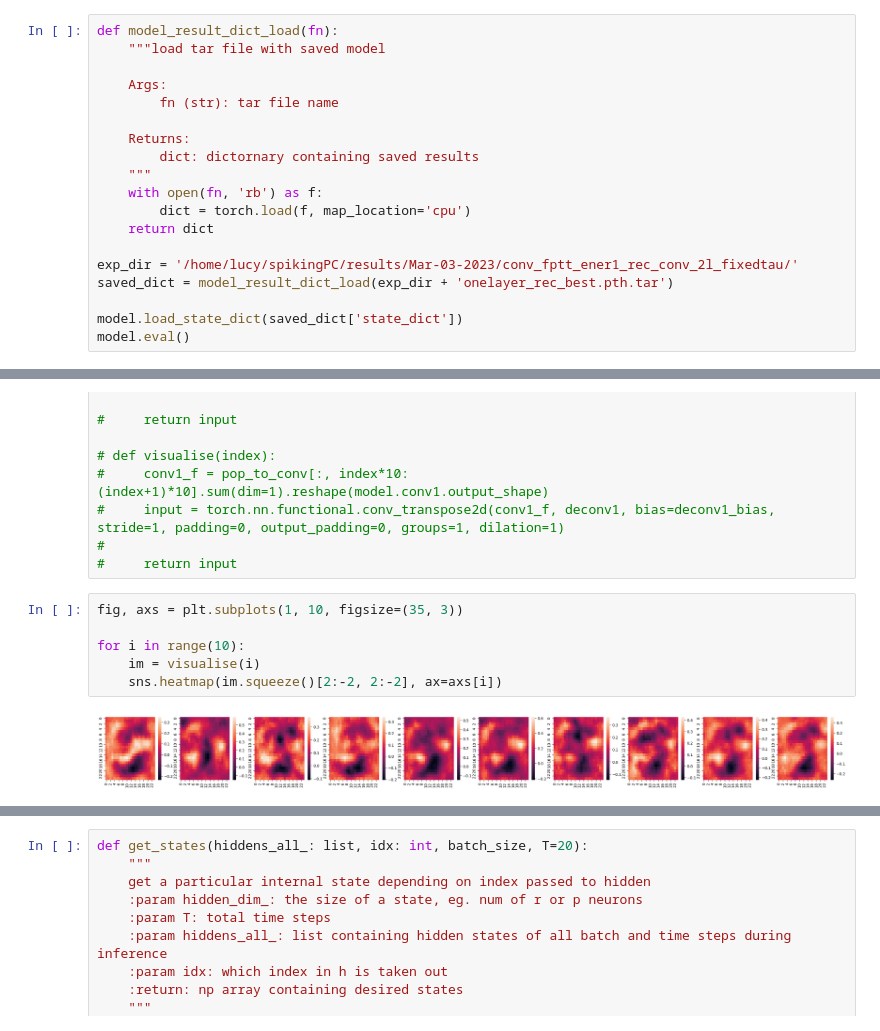
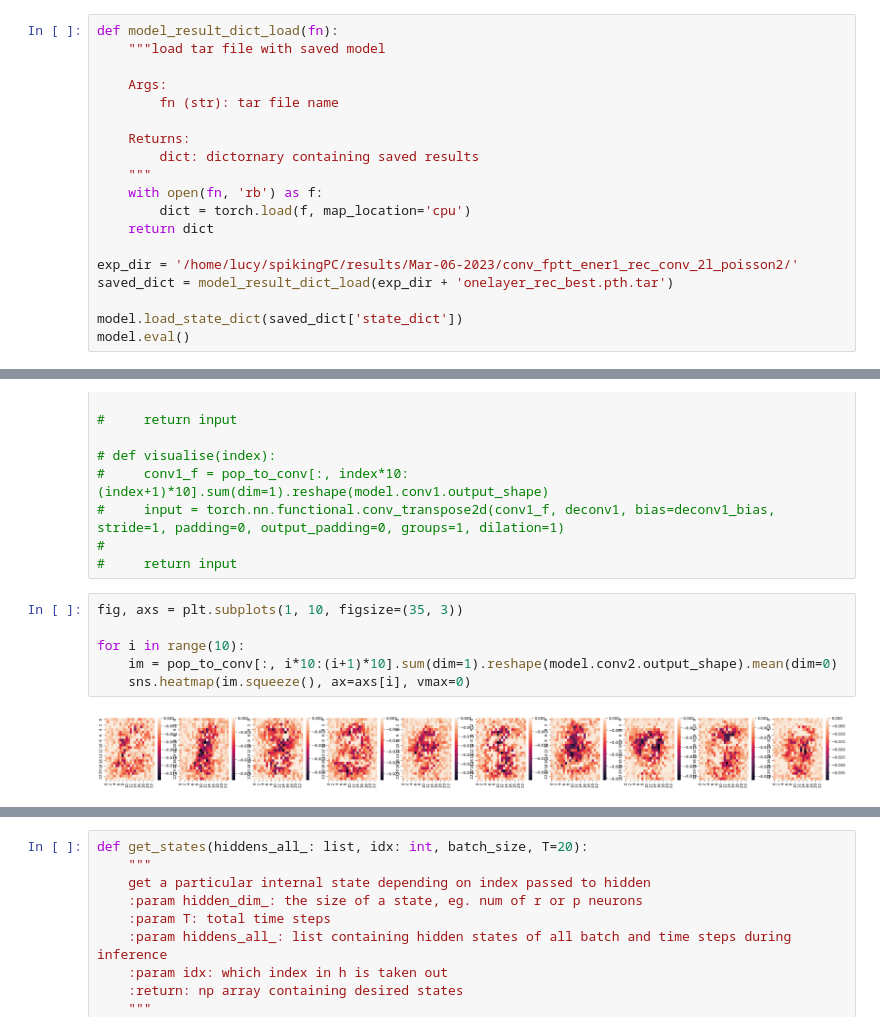
Before and after one commit to lucyzmf/spikingPC, a Jupyter notebook: scripts/conv_2l_test.ipynb, the cells around one changed output, grey strips where cells are left out. Saved outputs shown, nothing was run; the diff lists cells and outputs as text.

```diff
--- a/scripts/conv_2l_test.ipynb
+++ b/scripts/conv_2l_test.ipynb
@@ -123,7 +118,7 @@ def model_result_dict_load(fn):
         dict = torch.load(f, map_location='cpu')
     return dict
 
-exp_dir = '/home/lucy/spikingPC/results/Mar-03-2023/conv_fptt_ener1_rec_conv_2l_fixedtau/'
+exp_dir = '/home/lucy/spikingPC/results/Mar-06-2023/conv_fptt_ener1_rec_conv_2l_poisson2/'
 saved_dict = model_result_dict_load(exp_dir + 'onelayer_rec_best.pth.tar')
 
 model.load_state_dict(saved_dict['state_dict'])
@@ -384,11 +388,11 @@ def visualise(index):
 # %%
 fig, axs = plt.subplots(1, 10, figsize=(35, 3))
 
 for i in range(10):
-    im = visualise(i)
-    sns.heatmap(im.squeeze()[2:-2, 2:-2], ax=axs[i])
+    im = pop_to_conv[:, i*10:(i+1)*10].sum(dim=1).reshape(model.conv2.output_shape).mean(dim=0)
+    sns.heatmap(im.squeeze(), ax=axs[i], vmax=0)
 # %% [output]
-[figure, old version]
+[figure, new version]
 # %%
 # get all hidden states
 def save_to_cpu(hidden_):
```
Also changed, not shown: parts of 18 cells of this notebook, 1 other file.
